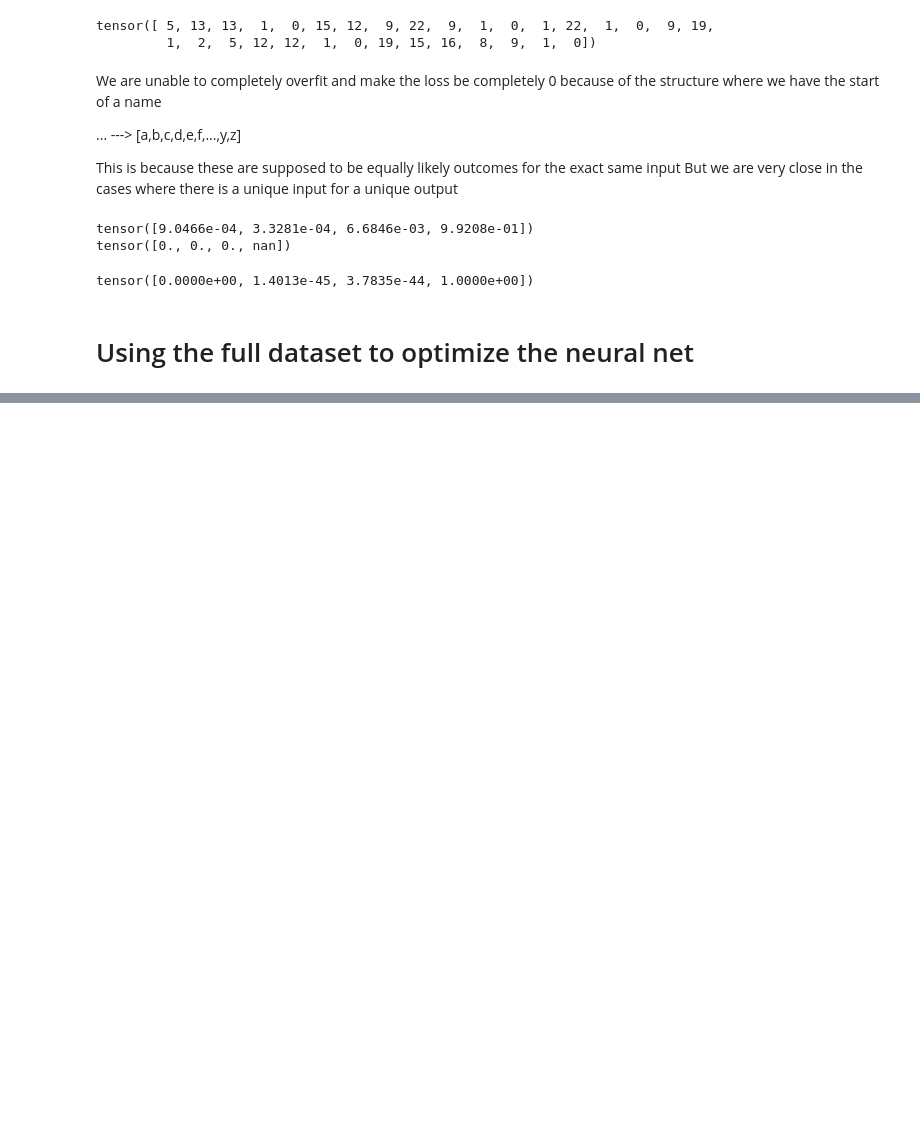
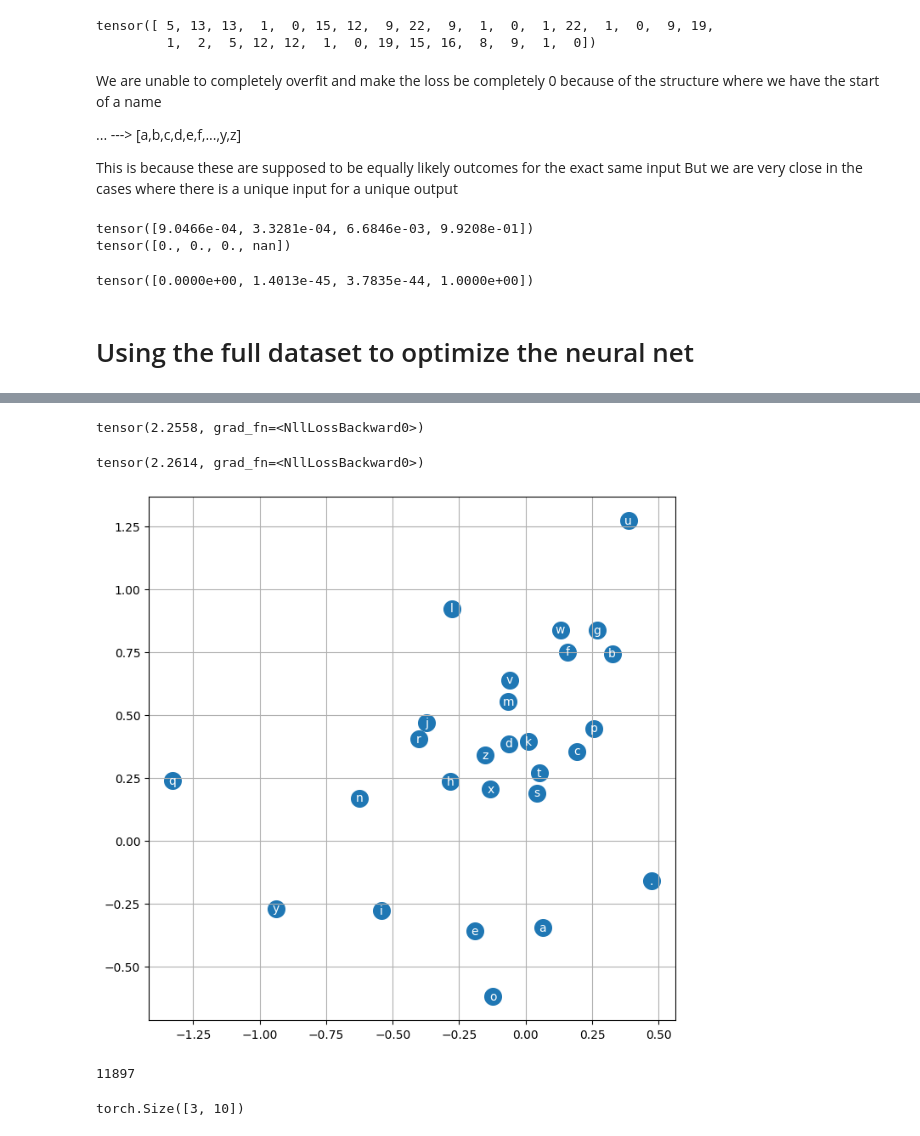
Before and after one commit to Potasiuombun/MLP, a Jupyter notebook: mlp.ipynb, the cells around one changed output, grey strips where cells are left out. Saved outputs shown, nothing was run; the diff lists cells and outputs as text; code cells hidden in the pictures; blank space fills up the shorter version.

```diff
--- a/mlp.ipynb
+++ b/mlp.ipynb
@@ -472,0 +502,3 @@ tensor([0.0000e+00, 1.4013e-45, 3.7835e-44, 1.0000e+00])
+# %%
+for p in params:
+    p.requires_grad = True
@@ -472,0 +832,6 @@ tensor([0.0000e+00, 1.4013e-45, 3.7835e-44, 1.0000e+00])
+# %%
+emb = C[Xte] # (32, 3, 2)
+h = torch.tanh(emb.view(-1,6) @ W1 + b1) # (32, 100)
+logits = h @ W2 + b2
+loss = F.cross_entropy(logits,Yte) # loss for minibatch
+print(loss)
@@ -472,0 +889,47 @@ tensor([0.0000e+00, 1.4013e-45, 3.7835e-44, 1.0000e+00])
+# %%
+emb = C[Xdev] # (32, 3, 2)
+h = torch.tanh(emb.view(-1,6) @ W1 + b1) # (32, 100)
+logits = h @ W2 + b2
+loss = F.cross_entropy(logits,Ydev) # loss for minibatch
+print(loss)
+# %% [output]
+tensor(2.2558, grad_fn=<NllLossBackward0>)
+# %%
+emb = C[Xte] # (32, 3, 2)
+h = torch.tanh(emb.view(-1,6) @ W1 + b1) # (32, 100)
+logits = h @ W2 + b2
+loss = F.cross_entropy(logits,Yte) # loss for minibatch
+print(loss)
+# %% [output]
+tensor(2.2614, grad_fn=<NllLossBackward0>)
+# %%
+# The embedings that were learned by the neural net
+# X and Y coordonates are the two embedding locations for each of these characters
+plt.figure(figsize=(8,8))
+plt.scatter(C[:,0].data, C[:,1].data, s = 200)
+for i in range(C.shape[0]):
+
+    plt.text(C[i,0].item(), C[i,1].item(),itos[i], ha = "center", va="center",color = "white")
+plt.grid("minor")
+# %% [output]
+[figure, added]
+# %%
+# lets do for 10 dim embeddings
+
+
+g = torch.Generator().manual_seed(2147483647)
+C = torch.randn((27,10), generator = g)
+W1 = torch.randn((30,200), generator = g) # 3 times 10
+b1 = torch.randn(200, generator = g)
+W2 = torch.randn((200,27), generator = g)
+b2 = torch.randn(27,generator=g)
+params = [C,W1,b1,W2,b2]
+print(sum(p.nelement() for p in params))
+for p in params:
+    p.requires_grad = True
+# %% [output]
+11897
+# %%
+C[Xtr[0]].shape
+# %% [output]
+torch.Size([3, 10])
```
Also changed, not shown: parts of 62 cells of this notebook.
